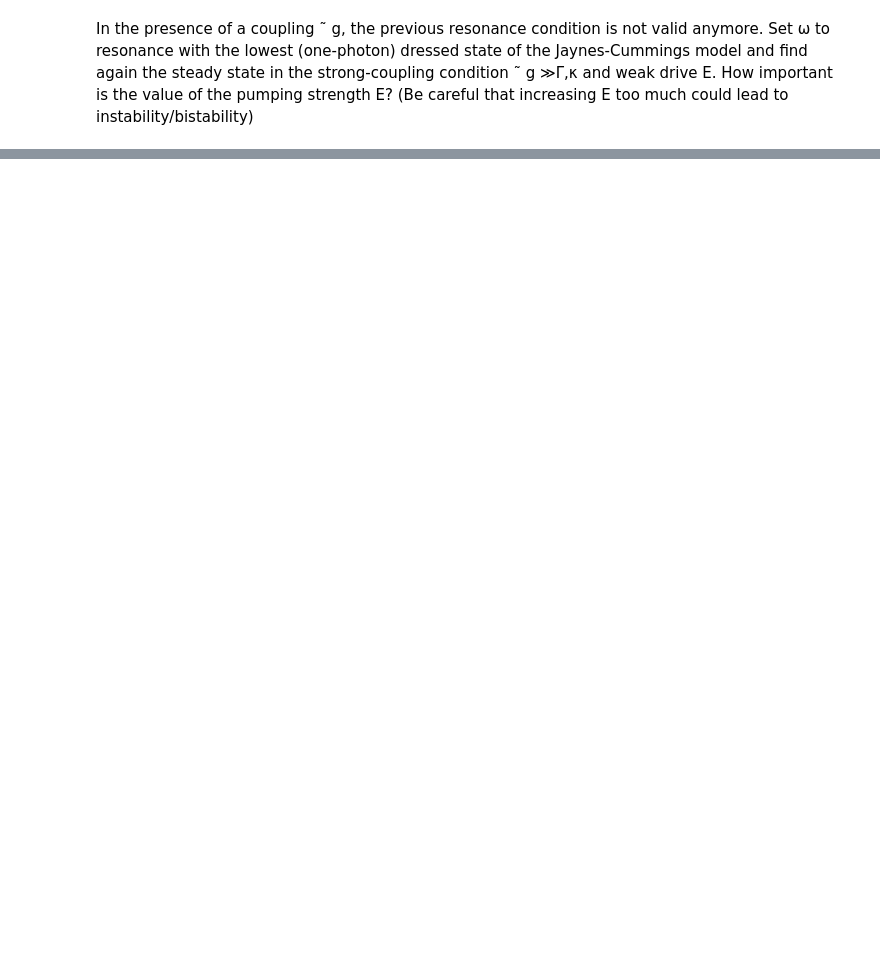
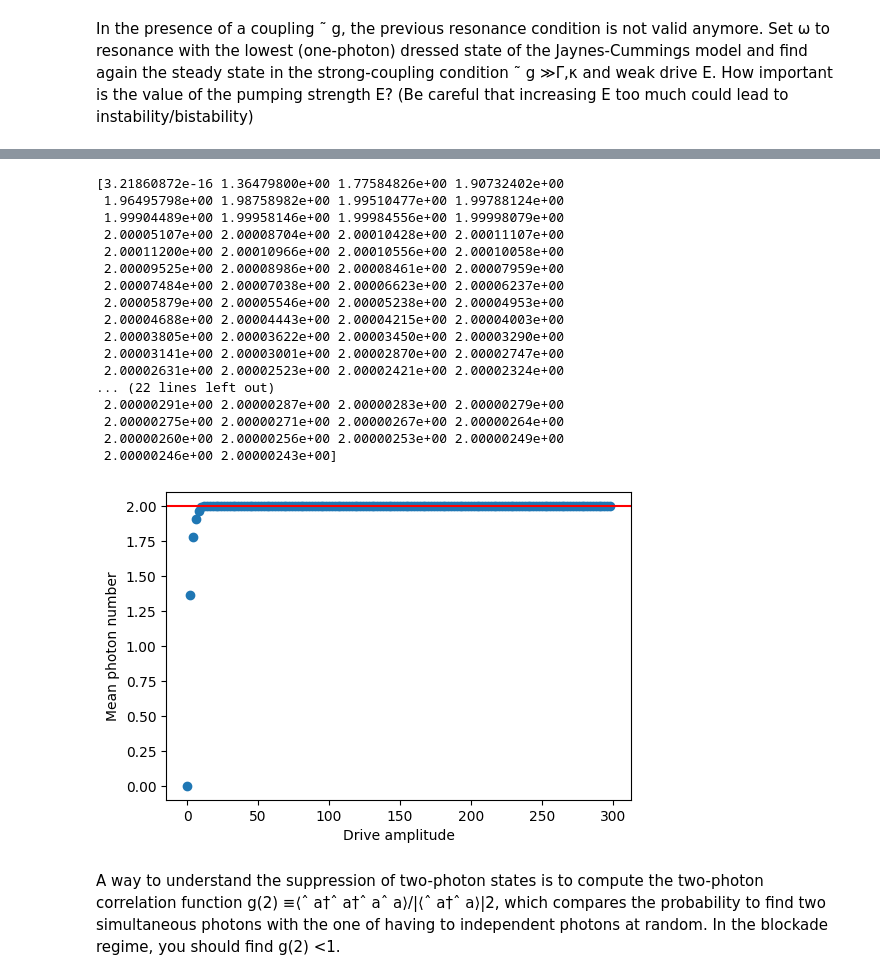
Before and after one commit to GiacomoGasparotto/Cavity-Blockade, a Jupyter notebook: test.ipynb, the cells around one changed output, grey strips where cells are left out. Saved outputs shown, nothing was run; the diff lists cells and outputs as text; code cells hidden in the pictures; blank space fills up the shorter version.

```diff
--- a/test.ipynb
+++ b/test.ipynb
@@ -85 +194,57 @@ too much could lead to instability/bistability)
+# %%
+E_amplitudes = np.array([e for e in np.arange(0, 300, 2)])
+
+photon_numbers = np.array([])
+
+for e in E_amplitudes:
+
+    Ham = (Delta_c) * (adag_full * a_full) + (Delta_a) * (sigma_plus_full * sigma_minus_full) \
+    + g * (sigma_plus_full * a_full + sigma_minus_full * adag_full) \
+    + e * (a_full + adag_full)
+
+    # Steady state
+    rho_ss = steadystate(Ham, collapse_ops)
+
+    # Mean photon number
+    mean_photon_number = expect(adag_full * a_full, rho_ss)
+    photon_numbers = np.append(photon_numbers, mean_photon_number)
+# %%
+print(photon_numbers)
+
+plt.figure(figsize=(6, 4))
+plt.axhline(2, c="red")
+plt.scatter(E_amplitudes, photon_numbers)
+plt.xlabel("Drive amplitude")
+plt.ylabel("Mean photon number")
+plt.show()
+# %% [output]
+[3.21860872e-16 1.36479800e+00 1.77584826e+00 1.90732402e+00
+ 1.96495798e+00 1.98758982e+00 1.99510477e+00 1.99788124e+00
+ 1.99904489e+00 1.99958146e+00 1.99984556e+00 1.99998079e+00
+ 2.00005107e+00 2.00008704e+00 2.00010428e+00 2.00011107e+00
+ 2.00011200e+00 2.00010966e+00 2.00010556e+00 2.00010058e+00
+ 2.00009525e+00 2.00008986e+00 2.00008461e+00 2.00007959e+00
+ 2.00007484e+00 2.00007038e+00 2.00006623e+00 2.00006237e+00
+ 2.00005879e+00 2.00005546e+00 2.00005238e+00 2.00004953e+00
+ 2.00004688e+00 2.00004443e+00 2.00004215e+00 2.00004003e+00
+ 2.00003805e+00 2.00003622e+00 2.00003450e+00 2.00003290e+00
+ 2.00003141e+00 2.00003001e+00 2.00002870e+00 2.00002747e+00
+ 2.00002631e+00 2.00002523e+00 2.00002421e+00 2.00002324e+00
+... (22 lines left out)
+ 2.00000291e+00 2.00000287e+00 2.00000283e+00 2.00000279e+00
+ 2.00000275e+00 2.00000271e+00 2.00000267e+00 2.00000264e+00
+ 2.00000260e+00 2.00000256e+00 2.00000253e+00 2.00000249e+00
+ 2.00000246e+00 2.00000243e+00]
+[figure, added]
+# %% [markdown]
+A way to understand the suppression of two-photon states is to compute the two-photon
+correlation function g(2) ≡⟨ˆ
+a†ˆ
+a†ˆ
+aˆ
+a⟩/|⟨ˆ
+a†ˆ
+a⟩|2, which compares the probability to find two
+simultaneous photons with the one of having to independent photons at random. In the
+blockade regime, you should find g(2) <1.
 # %%
```
Also changed, not shown: parts of 10 cells of this notebook.
